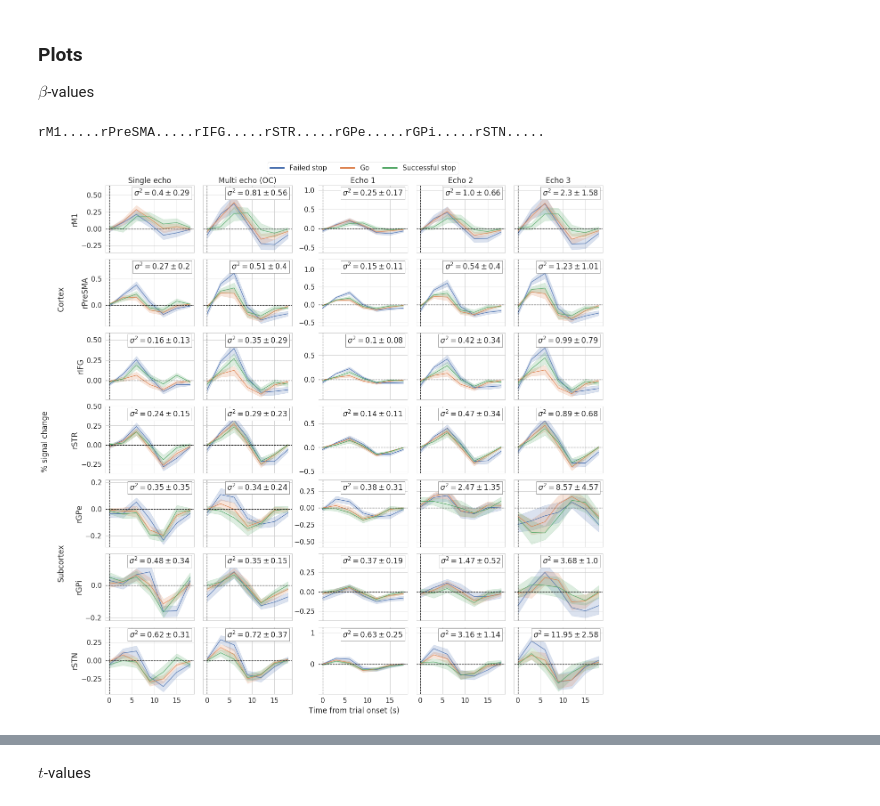
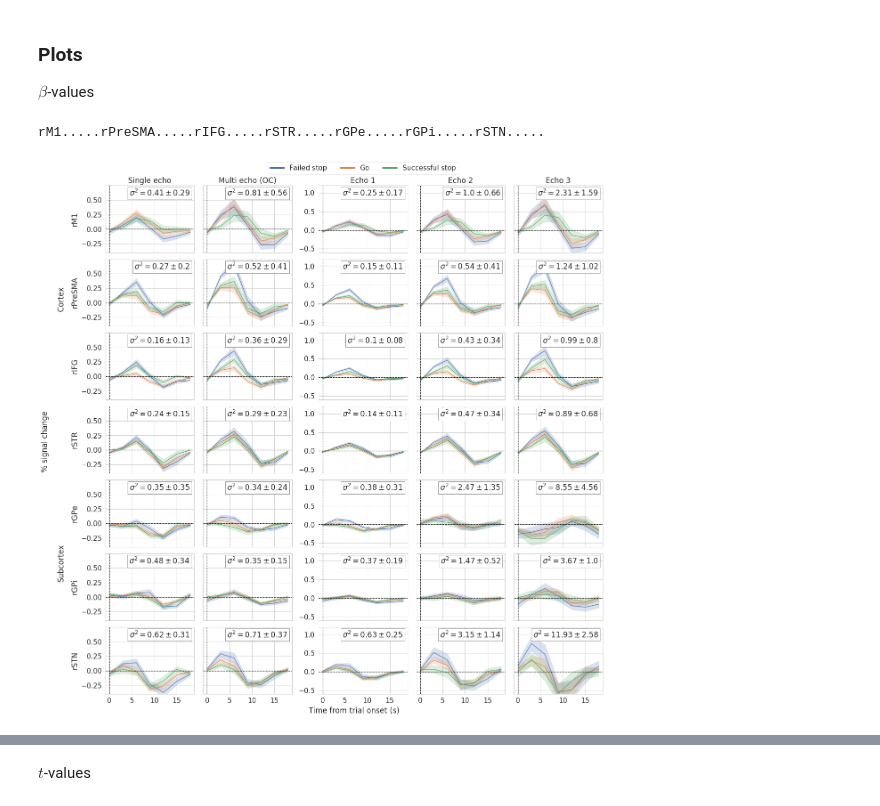
Before and after one commit to StevenM1/fMRI_protocol_comparison_se_me, a Jupyter notebook: pipeline_4b_statistics-deconvolution.ipynb, the cells around one changed output, grey strips where cells are left out. Saved outputs shown, nothing was run; the diff lists cells and outputs as text; code cells hidden in the pictures.

```diff
--- a/pipeline_4b_statistics-deconvolution.ipynb
+++ b/pipeline_4b_statistics-deconvolution.ipynb
@@ -401,7 +401,7 @@ from matplotlib import gridspec
 
 def make_plot(plot_dict, data_type, columns, masks, oversample=100, plot_type='first_level',
               y_label='% signal change', event_types=('failed_stop', 'go_trial', 'successful_stop'),
-              column_titles=None, add_sigma2=False, sharey='row', labels=None):
+              column_titles=None, add_sigma2=False, sharey='row', labels=None, with_cortex_subcortex_annotation=True):
 
     if len(columns) == 5 and not sharey == 'row':
         width_ratios = [1, 0.1, 1, 0.3, 1, .1, 1, .1, 1]
@@ -419,7 +419,11 @@ def make_plot(plot_dict, data_type, columns, masks, oversample=100, plot_type='f
     if len(axes.shape) == 1:
         axes = axes[np.newaxis,:]
 
-    f.text(0.025, 0.5, y_label, va='center', rotation='vertical')#, labelpad=30)
+    if with_cortex_subcortex_annotation:
+        ylab_pos = 0.025
+    else:
+        ylab_pos = 0.05
+    f.text(ylab_pos, 0.5, y_label, va='center', rotation='vertical')#, labelpad=30)
 
     # for titles: https://stackoverflow.com/questions/40936729/matplotlib-title-spanning-two-or-any-number-of-subplot-columns
     ext = []
@@ -444,15 +448,14 @@ def make_plot(plot_dict, data_type, columns, masks, oversample=100, plot_type='f
 
     # make nice
     n_rows = len(masks)
-    inv = f.transFigure.inverted()
-    height0 = ext[0][0]+(ext[2][0]+ext[2][1]-ext[0][0])/2.
-    height1 = ext[3][0]+(ext[n_rows-1][0]+ext[n_rows-1][1]-ext[3][0])/2.
-    center_upper = inv.transform( (1, height0) )
-    center_lower = inv.transform( (1, height1) )
-#     print(center_upper)
-#     print(center_lower)
-    plt.figtext(0.05, center_upper[1], 'Cortex', rotation=90)
-    plt.figtext(0.05, center_lower[1], 'Subcortex', rotation=90)
+    if with_cortex_subcortex_annotation:
+        inv = f.transFigure.inverted()
+        height0 = ext[0][0]+(ext[2][0]+ext[2][1]-ext[0][0])/2.
+        height1 = ext[3][0]+(ext[n_rows-1][0]+ext[n_rows-1][1]-ext[3][0])/2.
+        center_upper = inv.transform( (1, height0) )
+        center_lower = inv.transform( (1, height1) )
+        plt.figtext(0.05, center_upper[1], 'Cortex', rotation=90)
+        plt.figtext(0.05, center_lower[1], 'Subcortex', rotation=90)
 #     plt.plot([0.06, 0.06], [ext[0][0]+ext[0][1]-.05, ext[2][0]+.05], 'k-')
 #     plt.plot([0.06, 0.06], [ext[3][0]+ext[3][1]-.05, ext[n_rows-1][0]+.05], 'k-')
 
@@ -587,7 +590,7 @@ for ses in ['se', 'optcomb', 'echo_1', 'echo_2', 'echo_3']:
     rfGroup = nideconv.GroupResponseFitter(ts, onsets, 1/3.,
                                            oversample_design_matrix=100)
     rfGroup.add_event(interval=[0,18], basis_set='fourier', n_regressors=5)
-    rfGroup.fit()
+    rfGroup.fit(type='ar(1)')
 
     rfGroups[ses] = rfGroup
 
@@ -616,19 +619,27 @@ plot_masks = ['rM1', 'rPreSMA', 'rIFG', 'rSTR', 'rGPe', 'rGPi', 'rSTN']
 # %%
 columns = ['se', 'optcomb', 'echo_1', 'echo_2', 'echo_3']
 sns.set_context("paper", font_scale=1.75)
 
 f, ax = make_plot(plot_dict=rfGroups,
                   y_label='% signal change',
                   columns=columns,
                   masks=plot_masks,
                   data_type='psc',
                   oversample=1,
                   plot_type='first_level',
                   column_titles = ['Single echo', 'Multi echo (OC)', 'Echo 1', 'Echo 2', "Echo 3"],
                   add_sigma2=True,
                   sharey=[[0,1], [2,3,4]])
 
-f.savefig('figures/deconvolution.pdf', bbox_inches='tight')
+for row in range(len(plot_masks)):
+    for col in range(9):
+        if col < 4:
+            ax[row, col].set_ylim([-.4, .75])
+            ax[row, col].set_yticks([-.25, 0, .25, .5])
+        else:
+            ax[row, col].set_ylim([-.6, 1.2])
+
+# f.savefig('figures/deconvolution.pdf', bbox_inches='tight')
 # %% [output]
 rM1.....rPreSMA.....rIFG.....rSTR.....rGPe.....rGPi.....rSTN.....
-[figure, old version]
+[figure, new version]
```
Also changed, not shown: parts of 4 cells of this notebook, 6 other files.
